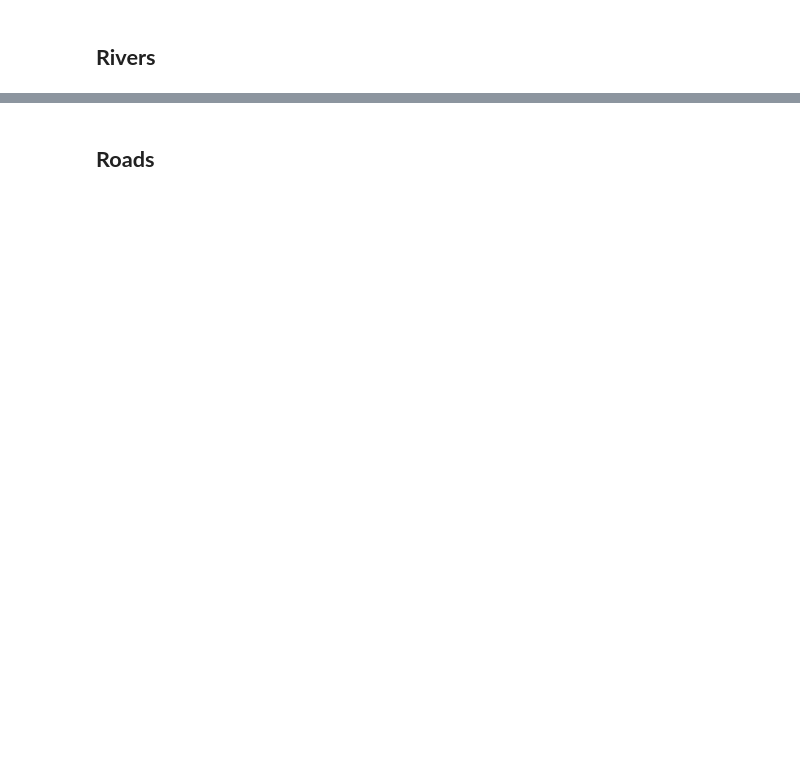
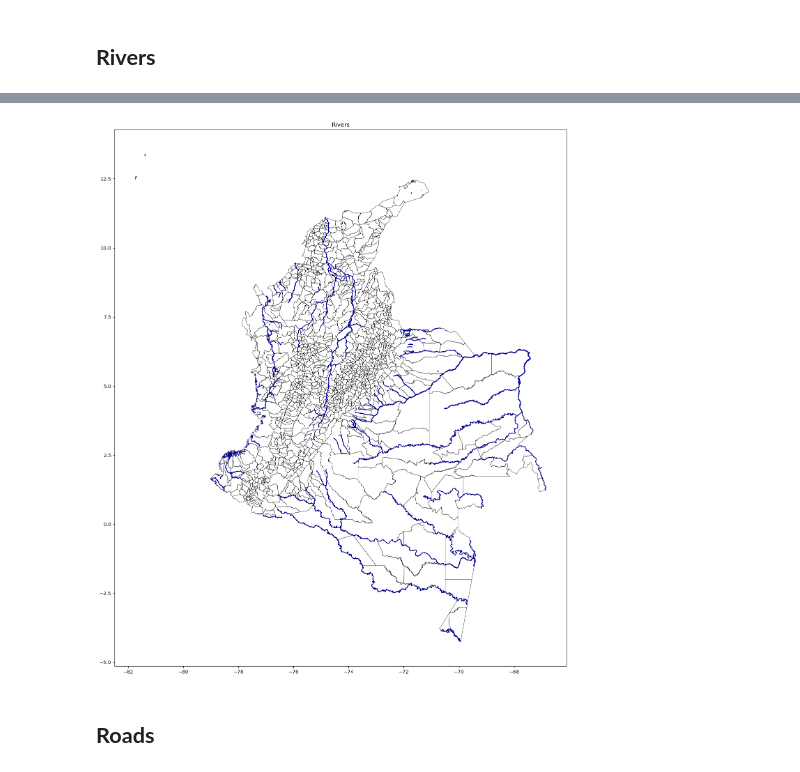
Before and after one commit to Iortega2021/03-geopark-vector-data, a Jupyter notebook: notebooks/geopark-vector-data-empty.ipynb, the cells around one changed output, grey strips where cells are left out. Saved outputs shown, nothing was run; the diff lists cells and outputs as text; code cells hidden in the pictures; blank space fills up the shorter version.

Commit message:
Airports,roads and rivers

```diff
--- a/notebooks/geopark-vector-data-empty.ipynb
+++ b/notebooks/geopark-vector-data-empty.ipynb
@@ -233,3 +233,7 @@ plt.show()
 rivers_url = ("https://maps.princeton.edu/download/file/tufts-colombia-major-rivers-11-shapefile.zip")
 
 # Open rivers using geopandas
+import pandas as pd
+import geopandas as gpd
+rivers_gdf = gpd.read_file(rivers_url)
+rivers_gdf
@@ -242,3 +282,15 @@ rivers_url = ("https://maps.princeton.edu/download/file/tufts-colombia-major-riv
+# %%
+# Plot the rivers data using .plot()
+
+fig, ax = plt.subplots(figsize=(40,20))
+
+boundary_colombia.plot(ax =ax, edgecolor ="black", color= "white", linewidth = 0.5)
+
+rivers_gdf.plot(ax =ax, color="blue", edgecolor= "darkblue", linewidth = 1)
+plt.title( "Rivers")
+plt.show()
+# %% [output]
+[figure, added]
 # %% [markdown]
 ## **Roads**
 # %%
```
Also changed, not shown: parts of 12 cells of this notebook.
